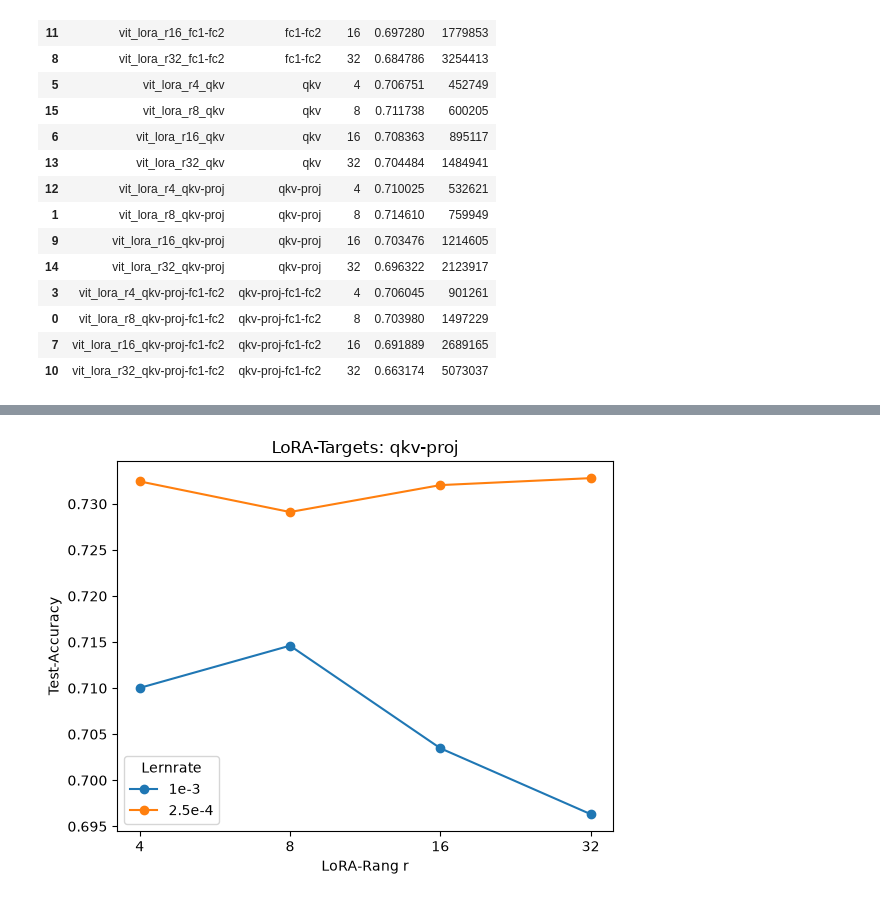
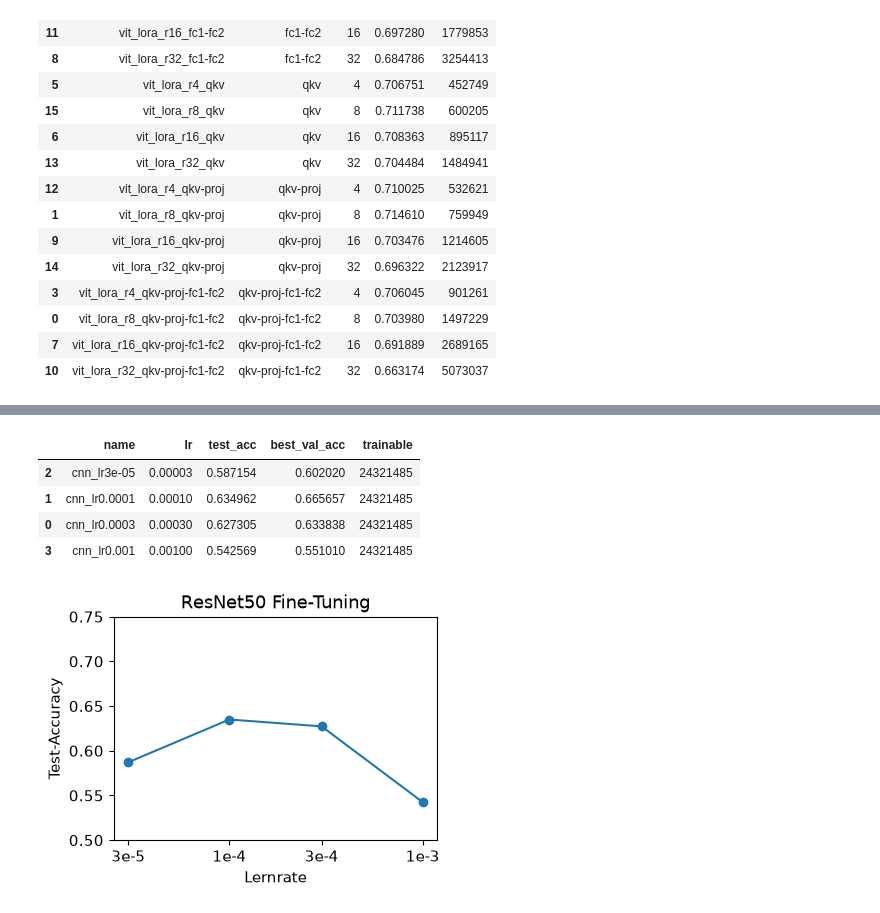
Before and after one commit to FarbKlexx/deep-learning-computer-vision, a Jupyter notebook: notebooks/results_analysis.ipynb, the cells around one changed output, grey strips where cells are left out. Drawn from its saved outputs; the diff is of its cells as text; code cells hidden in the pictures.

```diff
--- a/notebooks/results_analysis.ipynb
+++ b/notebooks/results_analysis.ipynb
@@ -63,38 +79,25 @@ fig.savefig(ROOT / "notebooks/results/station1/vit_lora_rank_vs_acc.png", dpi=15
-# %%
-# qkv-proj mit lr=1e-3 (Sweep) und lr=2.5e-4 (lr_check) über die Ränge
-lr_runs = {
-    "1e-3": df[df["targets"] == "qkv-proj"],
-    "2.5e-4": load_runs(RESULTS / "lr_check"),
-}
-
-fig, ax = plt.subplots()
-for lr, runs in lr_runs.items():
-    ax.plot(runs["rank"], runs["test_acc"], marker="o", label=lr)
-
-ranks = sorted(df["rank"].unique())
-ax.set_xscale("log", base=2)
-ax.set_xticks(ranks, labels=ranks)
-ax.set_xlabel("LoRA-Rang r")
-ax.set_ylabel("Test-Accuracy")
-ax.set_title("LoRA-Targets: qkv-proj")
-ax.legend(title="Lernrate")
-fig.savefig(ROOT / "notebooks/results/station1/vit_lora_qkv-proj_lr_vs_acc.png", dpi=150, bbox_inches="tight")
-# %% [output]
-[figure, removed]
 # %%
 # ResNet50 (komplettes Fine-Tuning) mit verschiedenen Lernraten
 paths = [p for p in RESULTS.glob("cnn_lr*.json") if not p.stem.endswith("_history")]
 cnn = pd.DataFrame([json.loads(p.read_text()) for p in paths])
 cnn["lr"] = cnn["name"].str.removeprefix("cnn_lr").astype(float)  # z. B. cnn_lr0.0001 -> 1e-4
 cnn = cnn.sort_values("lr")
 
-fig, ax = plt.subplots()
+fig, ax = plt.subplots(figsize=TEASER_FIGSIZE, layout="constrained")
 ax.plot(cnn["lr"], cnn["test_acc"], marker="o")
 ax.set_xscale("log")
 ax.set_xticks(cnn["lr"], labels=[f"{lr:.0e}".replace("e-0", "e-") for lr in cnn["lr"]])
 ax.minorticks_off()
+ax.set_ylim(TEASER_YLIM)
 ax.set_xlabel("Lernrate")
 ax.set_ylabel("Test-Accuracy")
-ax.set_title("ResNet50, komplettes Fine-Tuning")
-fig.savefig(ROOT / "notebooks/results/station1/cnn_lr_vs_acc.png", dpi=150, bbox_inches="tight")
+ax.set_title("ResNet50 Fine-Tuning")
+fig.savefig(ROOT / "notebooks/results/station1/cnn_lr_vs_acc.pdf")
 cnn[["name", "lr", "test_acc", "best_val_acc", "trainable"]]
+# %% [output]
+|  | name | lr | test_acc | best_val_acc | trainable |
+| 2 | cnn_lr3e-05 | 0.00003 | 0.587154 | 0.602020 | 24321485 |
+| 1 | cnn_lr0.0001 | 0.00010 | 0.634962 | 0.665657 | 24321485 |
+| 0 | cnn_lr0.0003 | 0.00030 | 0.627305 | 0.633838 | 24321485 |
+| 3 | cnn_lr0.001 | 0.00100 | 0.542569 | 0.551010 | 24321485 |
+[figure, added]
```
Also changed, not shown: parts of 2 cells of this notebook, 3 other files.
